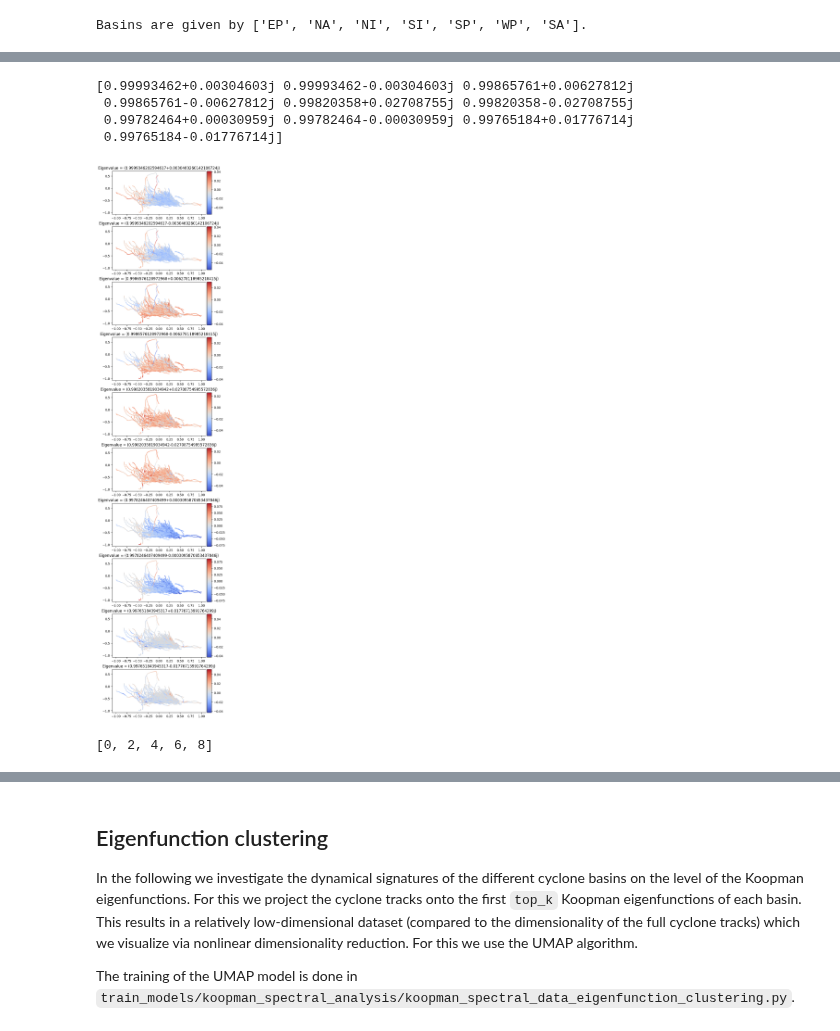
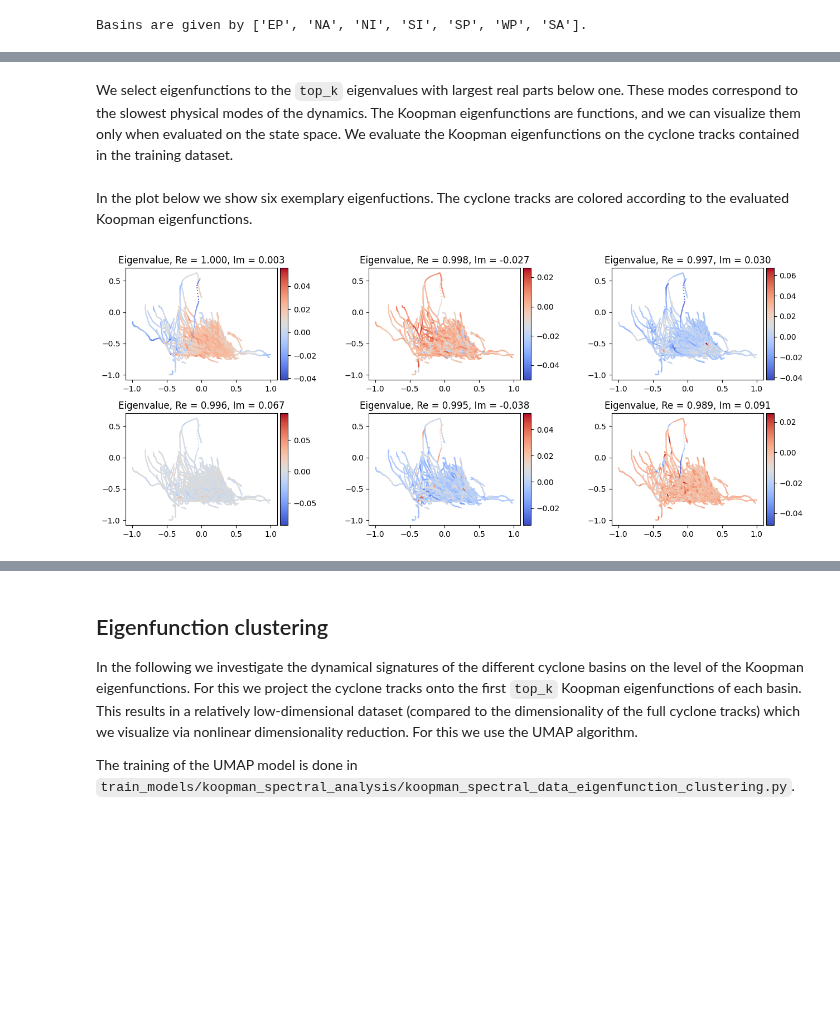
Before and after one commit to ejbrun/koopman_learning_tropical_cyclone, a Jupyter notebook: examples/koopman_kernel_for_TC_spectral_analysise_eigenfunctions.ipynb, the cells around one changed output, grey strips where cells are left out. Drawn from its saved outputs; the diff is of its cells as text; code cells hidden in the pictures; blank space fills up the shorter version.

Commit message:
update kooman eigenfunctions notebook

```diff
--- a/examples/koopman_kernel_for_TC_spectral_analysise_eigenfunctions.ipynb
+++ b/examples/koopman_kernel_for_TC_spectral_analysise_eigenfunctions.ipynb
@@ -56,8 +47,6 @@ print(f"Basins are given by {BASINS_ALL}.")
 # %% [output]
 Basins are given by ['EP', 'NA', 'NI', 'SI', 'SP', 'WP', 'SA'].
 # %%
-BASINS_SELECTION
-
 current_file_dir_path = os.getcwd()
 path_training_results = os.path.join(
     current_file_dir_path,
@@ -91,8 +80,7 @@ model_config = {
     "rng_seed": 42,
 }
 
-top_k = 10
-# top_k = 42
+top_k = 30
 feature_list = [
     "lon",
     "lat",
@@ -108,2 +98,3 @@ slide_by = 1
 # %%
-basins = BASINS_SELECTION
+basins = BASINS_SELECTION[:1]
+basin = basins[0]
@@ -210,2 +176,0 @@ tc_tracks_dict["EP"].plot()
-# %%
-basin = "EP"
@@ -237,18 +191,0 @@ evec_right.shape
-# %%
-# evals_k = evals
-# evec_right_k = evec_right
-
-indices_k, evals_k = get_top_k_ev_and_indices_below_zero(evals, top_k)
-print(evals_k)
-
-# top_evals = topk(np.abs(evals), top_k)
-# indices_k = top_evals.indices
-# evals_k = evals[indices_k]
-# print(evals_k)
-
-evec_right_k = evec_right[:, indices_k]
-# %% [output]
-[0.99993462+0.00304603j 0.99993462-0.00304603j 0.99865761+0.00627812j
- 0.99865761-0.00627812j 0.99820358+0.02708755j 0.99820358-0.02708755j
- 0.99782464+0.00030959j 0.99782464-0.00030959j 0.99765184+0.01776714j
- 0.99765184-0.01776714j]
@@ -258,22 +192,35 @@ evec_idx = list(range(top_k))
+# %% [markdown]
+We select eigenfunctions to the `top_k` eigenvalues with largest real parts below one. These modes correspond to the slowest physical modes of the dynamics. The Koopman eigenfunctions are functions, and we can visualize them only when evaluated on the state space. We evaluate the Koopman eigenfunctions on the cyclone tracks contained in the training dataset.
+# %%
+dataset = contexts[basin]["train"]
+# dataset = contexts[basin]["test"]
+
+evals, evec_right = nys_rrr.eig(eval_right_on=dataset)
+
+indices_k, evals_k = get_top_k_ev_and_indices_below_zero(evals, top_k)
+evec_right_k = evec_right[:, indices_k]
+
+# evec_idx = list(range(0, top_k))``
+evec_idx = list(range(0, top_k, 5))
+# %% [markdown]
+In the plot below we show six exemplary eigenfuctions. The cyclone tracks are colored according to the evaluated Koopman eigenfunctions.
 # %%
-from mpl_toolkits.axes_grid1 import make_axes_locatable
+fig, ax = plt.subplots(2, 3) #, constrained_layout=True)
+fig.set_size_inches(15, 6)
 
-fig, ax = plt.subplots(len(evec_idx), 1, constrained_layout=True)
-fig.set_size_inches(5, 25)
+plt.subplots_adjust(
+    hspace=.3, wspace=.5
+)
 
 idx = -1
 cmap = plt.cm.coolwarm
+ax_pos = list(product(range(2), range(3)))
 
 for i, e_idx in enumerate(evec_idx):
-    im = ax[i].scatter(test_dataset.data[:idx, 0, 0], test_dataset.data[:idx, 0, 1], marker=".", cmap=cmap, c = evec_right_k[:idx, e_idx], s = 1)
-    divider = make_axes_locatable(ax[i])
+    im = ax[ax_pos[i]].scatter(dataset.data[:idx, 0, 0], dataset.data[:idx, 0, 1], marker=".", cmap=cmap, c = evec_right_k[:idx, e_idx], s = 1)
+    divider = make_axes_locatable(ax[ax_pos[i]])
     cax = divider.append_axes('right', size='5%', pad=0.05)
     fig.colorbar(im, cax=cax, orientation='vertical')
-    ax[i].set_title(f"Eigenvalue = {evals_k[e_idx]}")
+    ax[ax_pos[i]].set_title(f"Eigenvalue, Re = {evals_k[e_idx].real:.3f}, Im = {evals_k[e_idx].imag:.3f}")
 # %% [output]
-[figure, old version]
+[figure, new version]
-# %%
-evec_idx = list(range(0, top_k, 2))
-evec_idx
-# %% [output]
-[0, 2, 4, 6, 8]
```
Also changed, not shown: parts of 36 cells of this notebook, 1 other file.
